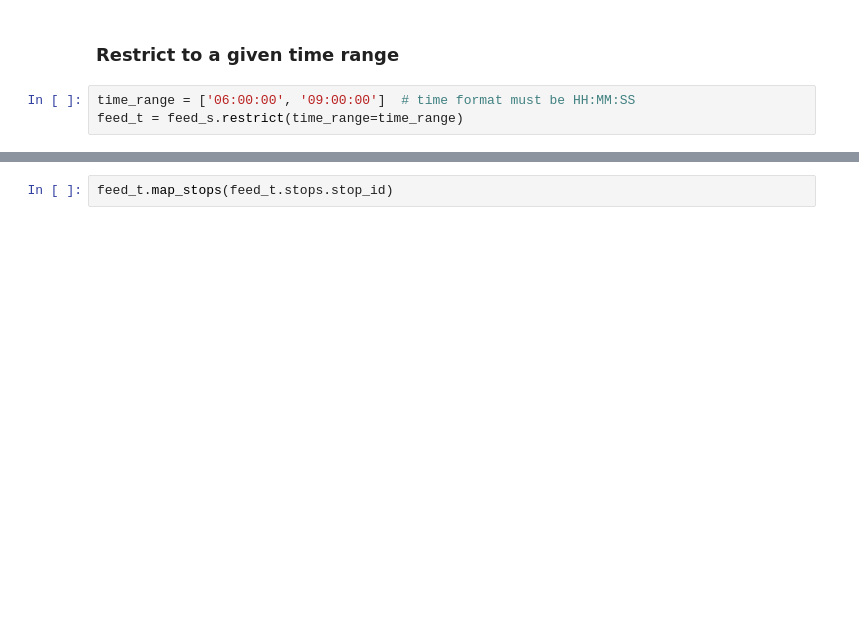
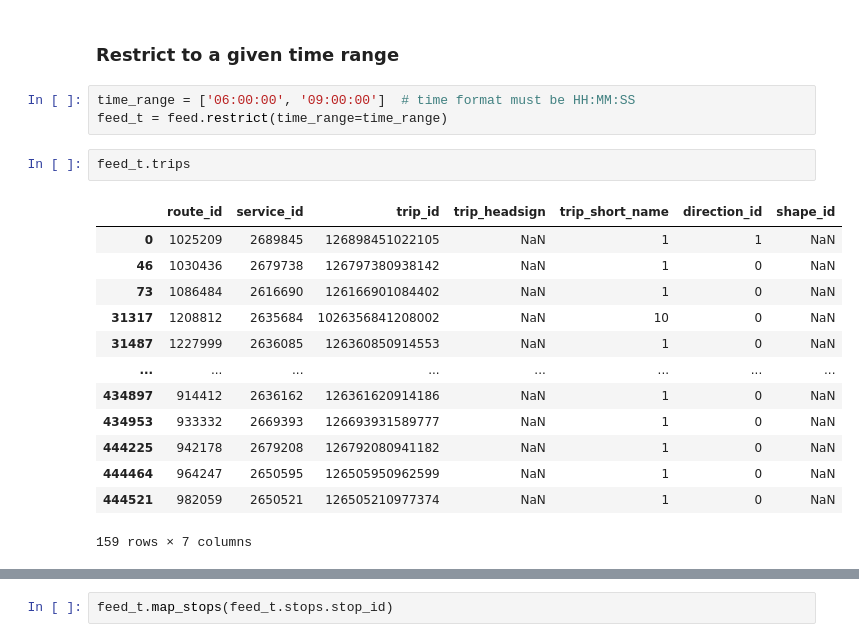
Before and after one commit to systragroup/quetzal, a Jupyter notebook: examples-ipynb/gtfs_reader/2-restrict-gtfs.ipynb, the cells around one changed output, grey strips where cells are left out. Cells and saved outputs as stored; diff of their text form; blank space fills up the shorter version.

```diff
--- a/examples-ipynb/gtfs_reader/2-restrict-gtfs.ipynb
+++ b/examples-ipynb/gtfs_reader/2-restrict-gtfs.ipynb
@@ -151,7 +160,23 @@ feed_s.map_stops(
 ### Restrict to a given time range
 # %%
 time_range = ['06:00:00', '09:00:00']  # time format must be HH:MM:SS
-feed_t = feed_s.restrict(time_range=time_range)
+feed_t = feed.restrict(time_range=time_range)
+# %%
+feed_t.trips
+# %% [output]
+|  | route_id | service_id | trip_id | trip_headsign | trip_short_name | direction_id | shape_id |
+| 0 | 1025209 | 2689845 | 126898451022105 | NaN | 1 | 1 | NaN |
+| 46 | 1030436 | 2679738 | 126797380938142 | NaN | 1 | 0 | NaN |
+| 73 | 1086484 | 2616690 | 126166901084402 | NaN | 1 | 0 | NaN |
+| 31317 | 1208812 | 2635684 | 1026356841208002 | NaN | 10 | 0 | NaN |
+| 31487 | 1227999 | 2636085 | 126360850914553 | NaN | 1 | 0 | NaN |
+| ... | ... | ... | ... | ... | ... | ... | ... |
+| 434897 | 914412 | 2636162 | 126361620914186 | NaN | 1 | 0 | NaN |
+| 434953 | 933332 | 2669393 | 126693931589777 | NaN | 1 | 0 | NaN |
+| 444225 | 942178 | 2679208 | 126792080941182 | NaN | 1 | 0 | NaN |
+| 444464 | 964247 | 2650595 | 126505950962599 | NaN | 1 | 0 | NaN |
+| 444521 | 982059 | 2650521 | 126505210977374 | NaN | 1 | 0 | NaN |
+159 rows × 7 columns
 # %%
 feed_t.describe()
 # %% [output]
```
Also changed, not shown: parts of 12 cells of this notebook, 5 other files.
